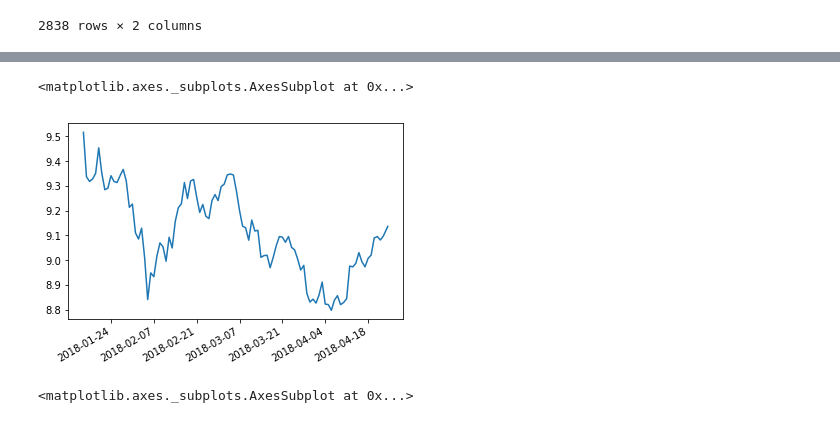
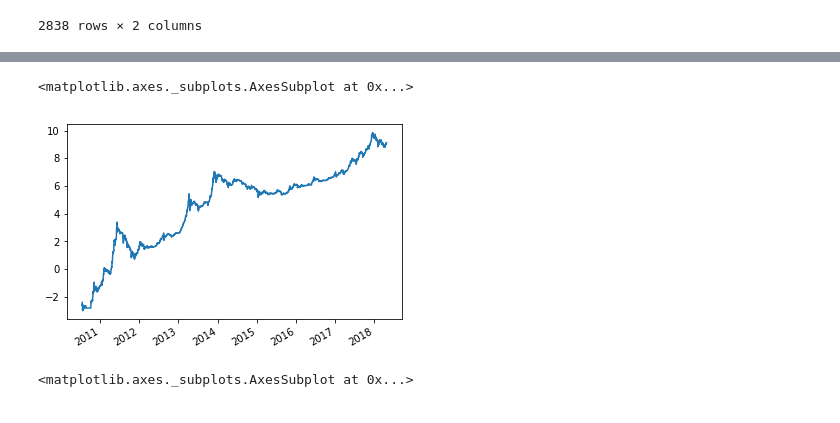
Before and after one commit to Tinkaa/Bitcoin_prediction, a Jupyter notebook: bitcoin_analysis.ipynb, the cells around one changed output, grey strips where cells are left out. Cells and saved outputs as stored; diff of their text form; code cells hidden in the pictures.

Commit message:
added some plots for report

```diff
--- a/bitcoin_analysis.ipynb
+++ b/bitcoin_analysis.ipynb
@@ -47,12 +52,12 @@ df
 # %%
 df['Close Price']=np.log(df['Close Price'])
 # %%
-df['Close Price'][-100:].plot()
+df['Close Price'].plot()
 
 #take log scale
 # %% [output]
 <matplotlib.axes._subplots.AxesSubplot at 0x...>
-[figure, old version]
+[figure, new version]
 # %%
 week_avg=df.groupby([df.index.weekday]).mean()
 # %%
```
Also changed, not shown: parts of 1 cell of this notebook.
